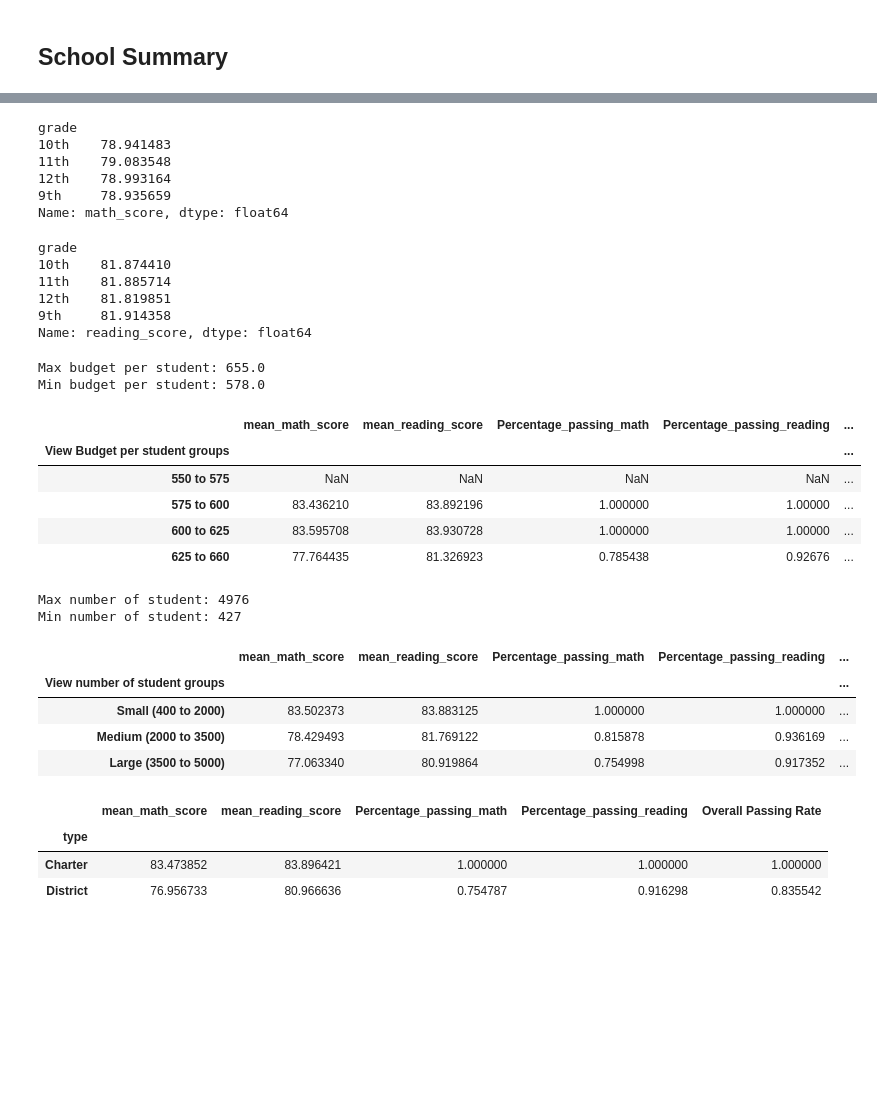
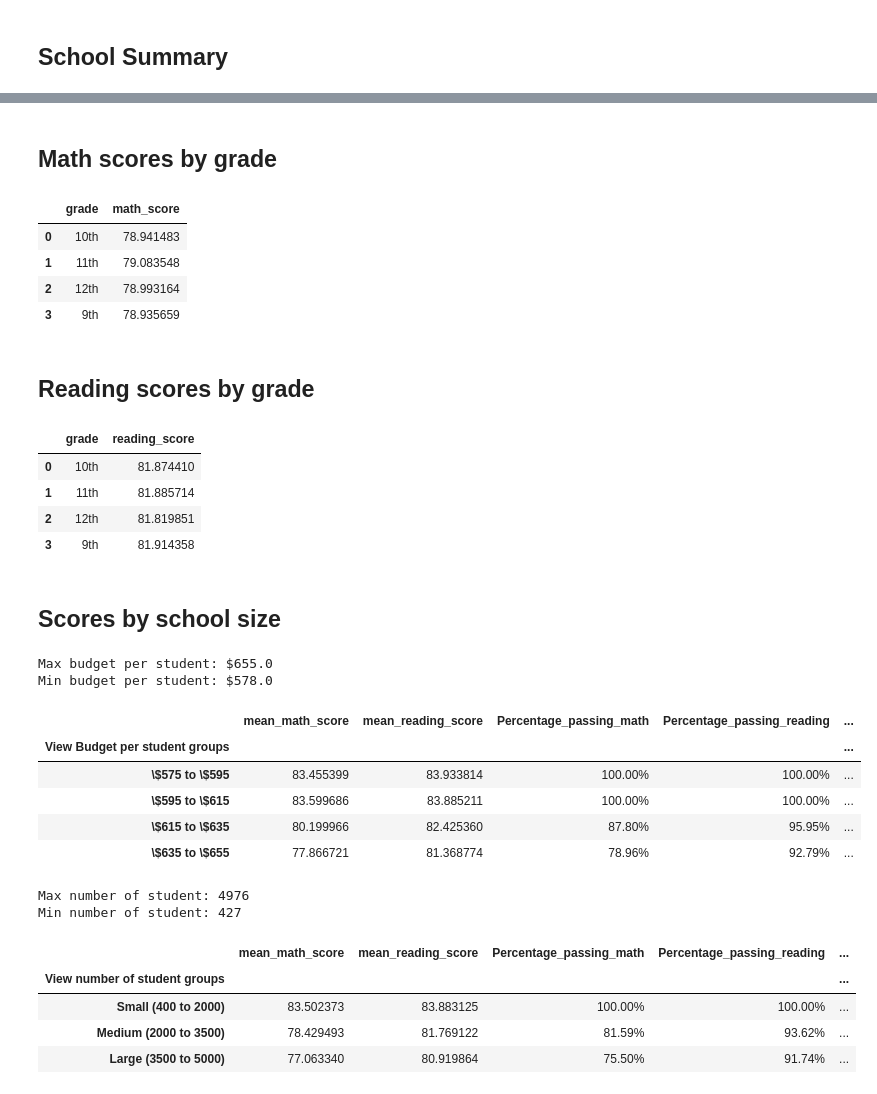
Before and after one commit to paulgarias/pandasHW4, a Jupyter notebook: PyCitySchools/PyCitySchools_Notebook.ipynb, the cells around one changed output, grey strips where cells are left out. Drawn from its saved outputs; the diff is of its cells as text; code cells hidden in the pictures; blank space fills up the shorter version.

Commit message:
Added formatting for the data tables.

```diff
--- a/PyCitySchools/PyCitySchools_Notebook.ipynb
+++ b/PyCitySchools/PyCitySchools_Notebook.ipynb
@@ -56,9 +56,9 @@ df_schools_4 = df_schools_4.reset_index(drop=False)
 #    df_schools_4['Number_of_students']
 # 2. In each of those school, get the number of students that have passed math
 number_students_passing = df_students[df_students.math_score>65].groupby('school').count()
-df_schools_4['Percentage_passing_math']=number_students_passing.reset_index()['math_score']/df_schools_4['Number_of_students']
+df_schools_4['Percentage_passing_math']=100*number_students_passing.reset_index()['math_score']/df_schools_4['Number_of_students']
 # %%
 number_students_passing_reading = df_students[df_students.reading_score>65].groupby('school').count()
-df_schools_4['Percentage_passing_reading']=number_students_passing_reading.reset_index()['reading_score']/df_schools_4['Number_of_students']
+df_schools_4['Percentage_passing_reading']=100*number_students_passing_reading.reset_index()['reading_score']/df_schools_4['Number_of_students']
 # %%
 df_schools_4['Overall Passing Rate'] = 0.5*(df_schools_4['Percentage_passing_reading']+df_schools_4['Percentage_passing_math'])
@@ -106,24 +125,28 @@ df_schools_bottom.head()
+# %% [markdown]
+## Math scores by grade
 # %%
-df_students.groupby('grade').mean()['math_score']
+pd.DataFrame(df_students.groupby('grade').mean()['math_score']).reset_index()
 # %% [output]
-grade
-10th    78.941483
-11th    79.083548
-12th    78.993164
-9th     78.935659
-Name: math_score, dtype: float64
+|  | grade | math_score |
+| 0 | 10th | 78.941483 |
+| 1 | 11th | 79.083548 |
+| 2 | 12th | 78.993164 |
+| 3 | 9th | 78.935659 |
+# %% [markdown]
+## Reading scores by grade
 # %%
-df_students.groupby('grade').mean()['reading_score']
+pd.DataFrame(df_students.groupby('grade').mean()['reading_score']).reset_index()
 # %% [output]
-grade
-10th    81.874410
-11th    81.885714
-12th    81.819851
-9th     81.914358
-Name: reading_score, dtype: float64
+|  | grade | reading_score |
+| 0 | 10th | 81.874410 |
+| 1 | 11th | 81.885714 |
+| 2 | 12th | 81.819851 |
+| 3 | 9th | 81.914358 |
+# %% [markdown]
+## Scores by school size
 # %%
-print("Max budget per student: " + str(df_schools_4['Budget per student'].max()))
-print("Min budget per student: " + str(df_schools_4['Budget per student'].min()))
+print("Max budget per student: $" + str(df_schools_4['Budget per student'].max()))
+print("Min budget per student: $" + str(df_schools_4['Budget per student'].min()))
 # %% [output]
-Max budget per student: 655.0
-Min budget per student: 578.0
+Max budget per student: $655.0
+Min budget per student: $578.0
@@ -133,14 +153,21 @@ group_bins = ["550 to 575","575 to 600","600 to 625","625 to 660"]
+# %%
+bins=[575.,595.,615.,635.,655.]
+group_bins = ["\$575 to \$595","\$595 to \$615","\$615 to \$635","\$635 to \$655"]
 # %%
 df_schools_4['View Budget per student groups']=pd.cut(df_schools_4['Budget per student'].map(np.float),bins,labels=group_bins)
 # %%
-df_schools_4.groupby('View Budget per student groups').mean()[['mean_math_score','mean_reading_score','Percentage_passing_math','Percentage_passing_reading','Overall Passing Rate']]
+df_schools_scores_budget = df_schools_4.groupby('View Budget per student groups').mean()[['mean_math_score','mean_reading_score','Percentage_passing_math','Percentage_passing_reading','Overall Passing Rate']]
+df_schools_scores_budget['Percentage_passing_math'] = df_schools_scores_budget['Percentage_passing_math'].map('{:5.2f}%'.format)
+df_schools_scores_budget['Percentage_passing_reading'] = df_schools_scores_budget['Percentage_passing_reading'].map('{:5.2f}%'.format)
+df_schools_scores_budget['Overall Passing Rate'] = df_schools_scores_budget['Overall Passing Rate'].map('{:5.2f}%'.format)
+df_schools_scores_budget
 # %% [output]
 |  | mean_math_score | mean_reading_score | Percentage_passing_math | Percentage_passing_reading | ... |
 | View Budget per student groups |  |  |  |  | ... |
-| 550 to 575 | NaN | NaN | NaN | NaN | ... |
-| 575 to 600 | 83.436210 | 83.892196 | 1.000000 | 1.00000 | ... |
-| 600 to 625 | 83.595708 | 83.930728 | 1.000000 | 1.00000 | ... |
-| 625 to 660 | 77.764435 | 81.326923 | 0.785438 | 0.92676 | ... |
+| \$575 to \$595 | 83.455399 | 83.933814 | 100.00% | 100.00% | ... |
+| \$595 to \$615 | 83.599686 | 83.885211 | 100.00% | 100.00% | ... |
+| \$615 to \$635 | 80.199966 | 82.425360 | 87.80% | 95.95% | ... |
+| \$635 to \$655 | 77.866721 | 81.368774 | 78.96% | 92.79% | ... |
 # %%
 print("Max number of student: " + str(df_schools_4['size'].max()))
 print("Min number of student: " + str(df_schools_4['size'].min()))
@@ -153,17 +180,14 @@ group_bins = ["Small (400 to 2000)","Medium (2000 to 3500)","Large (3500 to 5000
 # %%
 df_schools_4['View number of student groups']=pd.cut(df_schools_4['size'],bins,labels=group_bins)
 # %%
-df_schools_4.groupby('View number of student groups').mean()[['mean_math_score','mean_reading_score','Percentage_passing_math','Percentage_passing_reading','Overall Passing Rate']]
+df_schools_scores_size = df_schools_4.groupby('View number of student groups').mean()[['mean_math_score','mean_reading_score','Percentage_passing_math','Percentage_passing_reading','Overall Passing Rate']]
+df_schools_scores_size['Percentage_passing_math'] = df_schools_scores_size['Percentage_passing_math'].map('{:5.2f}%'.format)
+df_schools_scores_size['Percentage_passing_reading'] = df_schools_scores_size['Percentage_passing_reading'].map('{:5.2f}%'.format)
+df_schools_scores_size['Overall Passing Rate'] = df_schools_scores_size['Overall Passing Rate'].map('{:5.2f}%'.format)
+df_schools_scores_size
 # %% [output]
 |  | mean_math_score | mean_reading_score | Percentage_passing_math | Percentage_passing_reading | ... |
 | View number of student groups |  |  |  |  | ... |
-| Small (400 to 2000) | 83.502373 | 83.883125 | 1.000000 | 1.000000 | ... |
-| Medium (2000 to 3500) | 78.429493 | 81.769122 | 0.815878 | 0.936169 | ... |
-| Large (3500 to 5000) | 77.063340 | 80.919864 | 0.754998 | 0.917352 | ... |
+| Small (400 to 2000) | 83.502373 | 83.883125 | 100.00% | 100.00% | ... |
+| Medium (2000 to 3500) | 78.429493 | 81.769122 | 81.59% | 93.62% | ... |
+| Large (3500 to 5000) | 77.063340 | 80.919864 | 75.50% | 91.74% | ... |
-# %%
-df_schools_4.groupby('type').mean()[['mean_math_score','mean_reading_score','Percentage_passing_math','Percentage_passing_reading','Overall Passing Rate']]
-# %% [output]
-|  | mean_math_score | mean_reading_score | Percentage_passing_math | Percentage_passing_reading | Overall Passing Rate |
-| type |  |  |  |  |  |
-| Charter | 83.473852 | 83.896421 | 1.000000 | 1.000000 | 1.000000 |
-| District | 76.956733 | 80.966636 | 0.754787 | 0.916298 | 0.835542 |
```
Also changed, not shown: parts of 12 cells of this notebook.
